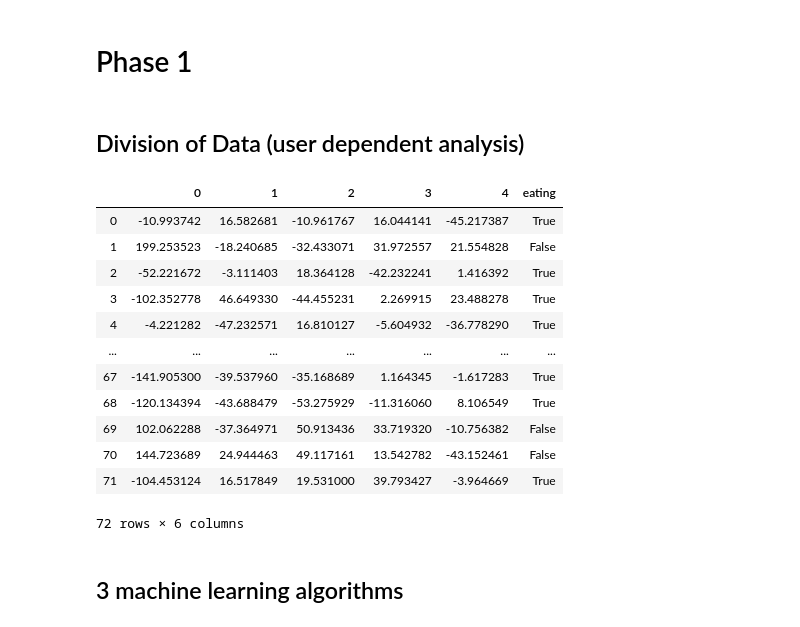
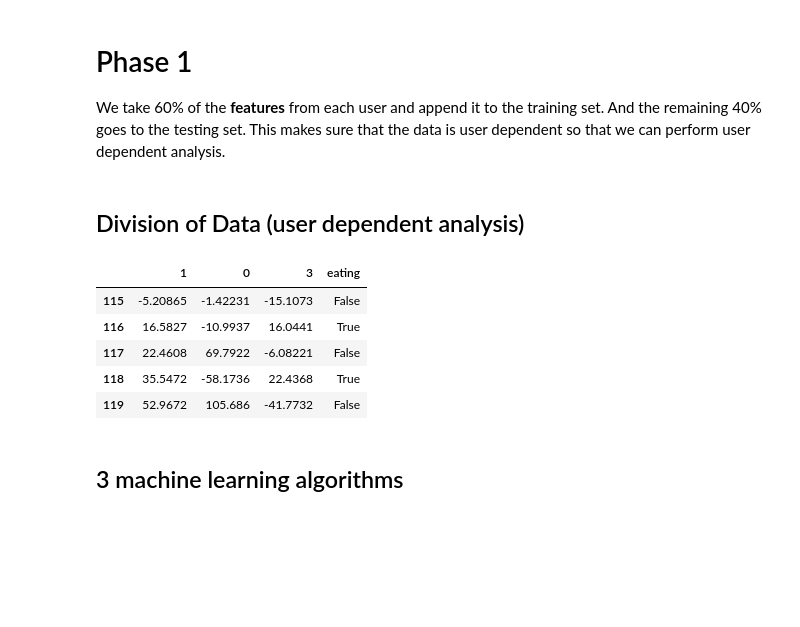
Before and after one commit to GiveThanksAlways/Data-Mining, a Jupyter notebook: project2.ipynb, the cells around one changed output. Drawn from its saved outputs; the diff is of its cells as text; code cells hidden in the pictures; blank space fills up the shorter version.

```diff
--- a/project2.ipynb
+++ b/project2.ipynb
@@ -27,31 +24,30 @@ def print_precision_recall_F1score(precision,recall,F1score):
         print(item + 'precision =', "%.2f" % precision[i])
         print(item + 'recall =', "%.2f" % recall[i])
         print(item + 'F1score =', "%.2f" % F1score[i])
-# %% [markdown]
-# Phase 1
+# %% [markdown]
+# Phase 1
+We take 60% of the **features** from each user and append it to the training set. And the remaining 40% goes to the testing set. This makes sure that the data is user dependent so that we can perform user dependent analysis.
 # %% [markdown]
 ## Division of Data (user dependent analysis)
 # %%
-train, test = train_test_split(new_feature_space, test_size=0.4)
+user_dependent_feature_space = new_feature_space.T # transpose so that we can split by features
+train, test = train_test_split(user_dependent_feature_space.iloc[:-1,:], test_size=0.4)
+train = train.append(user_dependent_feature_space.iloc[-1,:])
+test = test.append(user_dependent_feature_space.iloc[-1,:])
+train = train.T
+test = test.T
 train.reset_index(inplace=True,drop=True)
 test.reset_index(inplace=True,drop=True)
 X = train.iloc[:,:-1] # data
 Y = train.iloc[:,-1] # class labels
-train
+train.tail()
 # %% [output]
-|  | 0 | 1 | 2 | 3 | 4 | eating |
-| 0 | -10.993742 | 16.582681 | -10.961767 | 16.044141 | -45.217387 | True |
-| 1 | 199.253523 | -18.240685 | -32.433071 | 31.972557 | 21.554828 | False |
-| 2 | -52.221672 | -3.111403 | 18.364128 | -42.232241 | 1.416392 | True |
-| 3 | -102.352778 | 46.649330 | -44.455231 | 2.269915 | 23.488278 | True |
-| 4 | -4.221282 | -47.232571 | 16.810127 | -5.604932 | -36.778290 | True |
-| ... | ... | ... | ... | ... | ... | ... |
-| 67 | -141.905300 | -39.537960 | -35.168689 | 1.164345 | -1.617283 | True |
-| 68 | -120.134394 | -43.688479 | -53.275929 | -11.316060 | 8.106549 | True |
-| 69 | 102.062288 | -37.364971 | 50.913436 | 33.719320 | -10.756382 | False |
-| 70 | 144.723689 | 24.944463 | 49.117161 | 13.542782 | -43.152461 | False |
-| 71 | -104.453124 | 16.517849 | 19.531000 | 39.793427 | -3.964669 | True |
+|  | 1 | 0 | 3 | eating |
+| 115 | -5.20865 | -1.42231 | -15.1073 | False |
+| 116 | 16.5827 | -10.9937 | 16.0441 | True |
+| 117 | 22.4608 | 69.7922 | -6.08221 | False |
+| 118 | 35.5472 | -58.1736 | 22.4368 | True |
+| 119 | 52.9672 | 105.686 | -41.7732 | False |
-72 rows × 6 columns
 # %% [markdown]
 ## 3 machine learning algorithms
 # %% [markdown]
```
Also changed, not shown: parts of 8 cells of this notebook.
